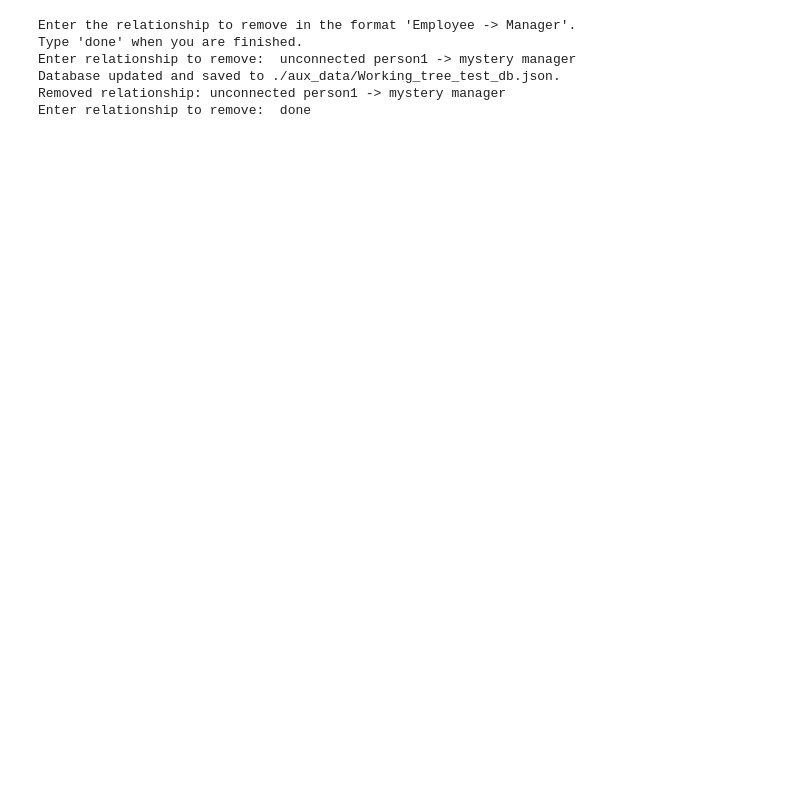
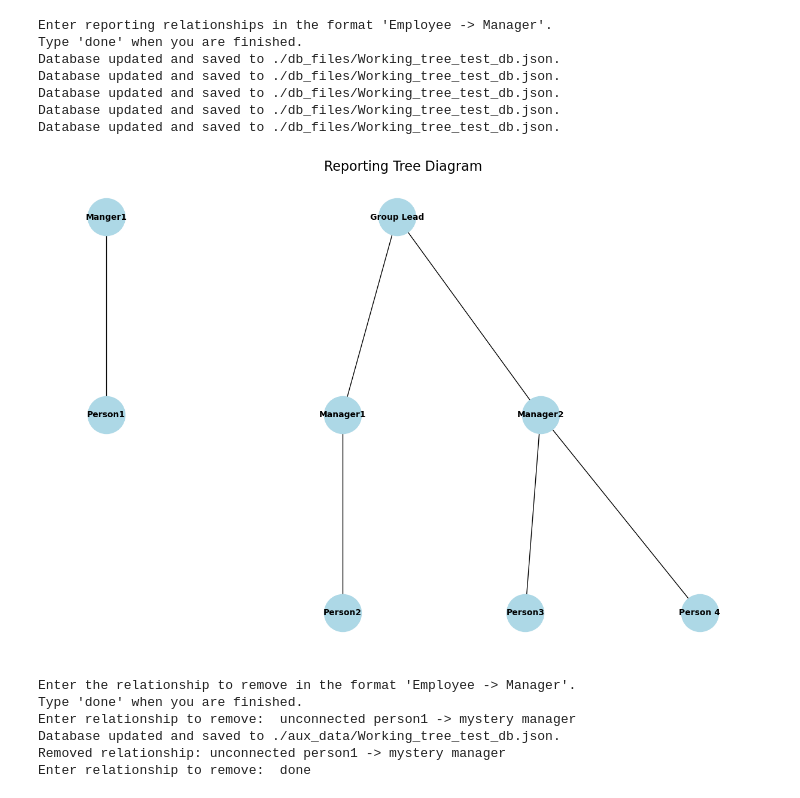
Before and after one commit to thja-pml/OrgChart, a Jupyter notebook: organisation_tree.ipynb, the cells around one changed output. Cells and saved outputs as stored; diff of their text form; code cells hidden in the pictures; blank space fills up the shorter version.

```diff
--- a/organisation_tree.ipynb
+++ b/organisation_tree.ipynb
@@ -117,3 +122,18 @@ draw_tree(G)
+# %%
+# Build or update the graph interactively
+add_relationship(G, DB_FILE)
+
+# Draw the resulting tree
+draw_tree(G)
+# %% [output]
+Enter reporting relationships in the format 'Employee -> Manager'.
+Type 'done' when you are finished.
+Database updated and saved to ./db_files/Working_tree_test_db.json.
+Database updated and saved to ./db_files/Working_tree_test_db.json.
+Database updated and saved to ./db_files/Working_tree_test_db.json.
+Database updated and saved to ./db_files/Working_tree_test_db.json.
+Database updated and saved to ./db_files/Working_tree_test_db.json.
+[figure, added]
 # %%
 remove_relationship(G,DB_FILE)
 draw_tree(G)
```
Also changed, not shown: parts of 3 cells of this notebook, 1 other file.
